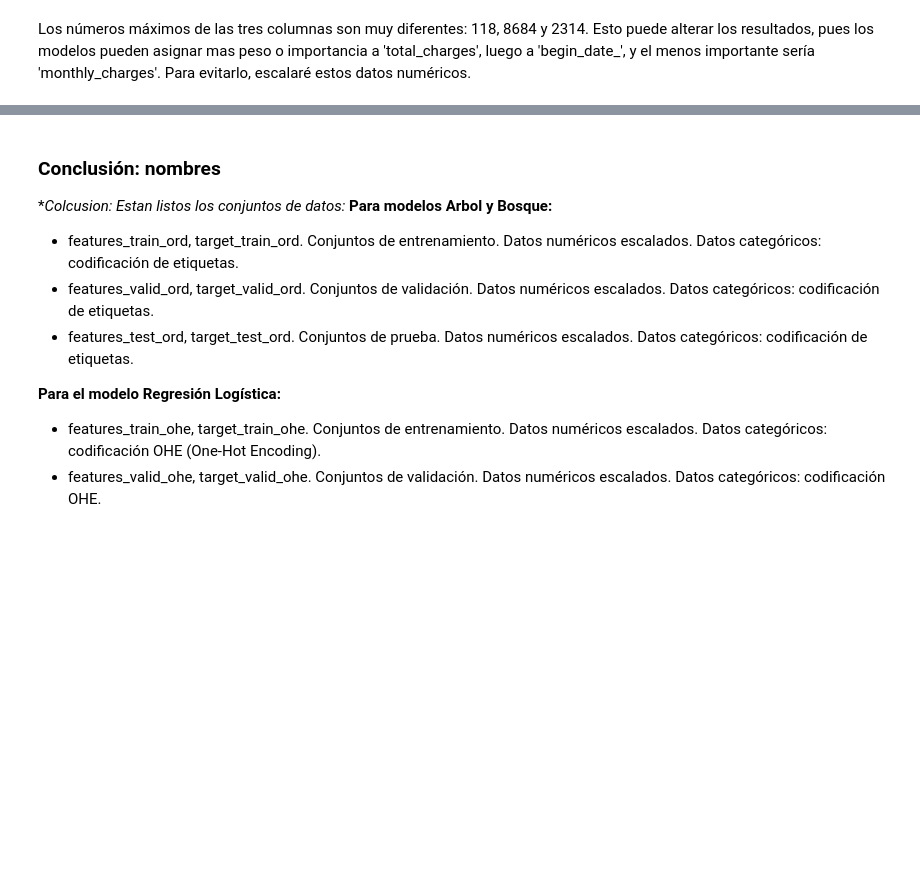
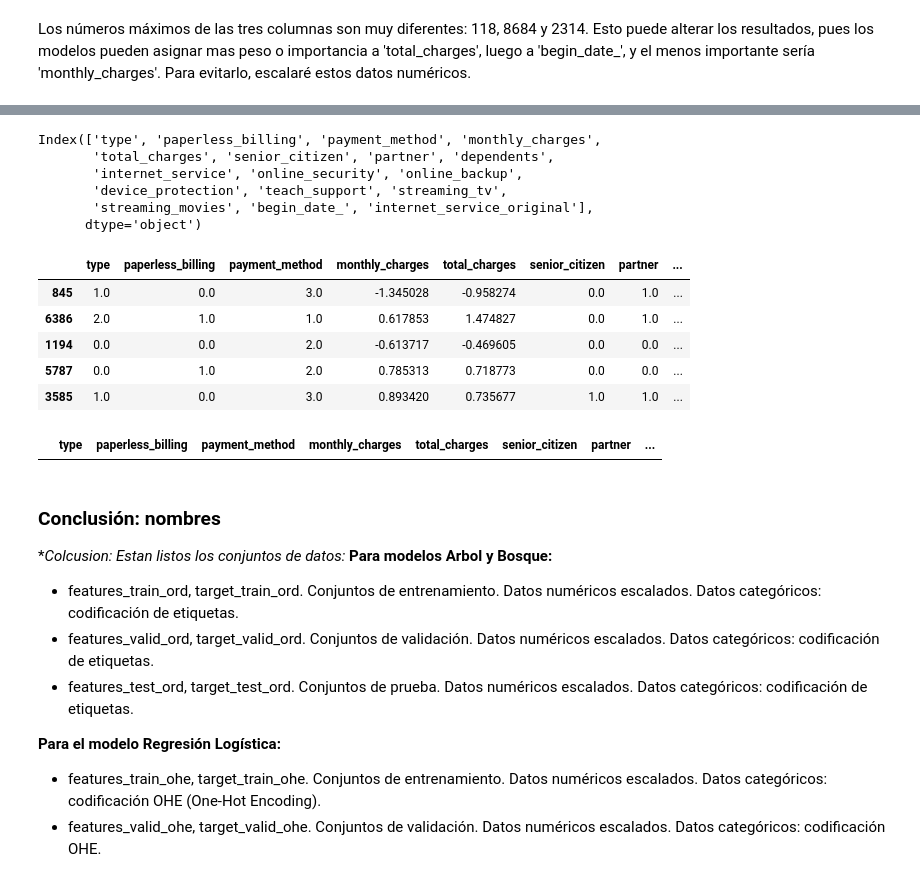
Before and after one commit to GeorginaTL/ProyectoFinalTT, a Jupyter notebook: proyecto_final_s17.ipynb, the cells around one changed output, grey strips where cells are left out. Drawn from its saved outputs; the diff is of its cells as text; code cells hidden in the pictures; blank space fills up the shorter version.

```diff
--- a/proyecto_final_s17.ipynb
+++ b/proyecto_final_s17.ipynb
@@ -1617,3 +1720,29 @@ features_test_ord[numeric] = scaler.transform(features_test_ord[numeric])
+# %%
+features_internet=features_train['internet_service']
+features_internet.name='internet_service_original'
+features_concat=pd.concat([features_train_ord,features_internet],axis=1)
+features_concat.columns
+# %% [output]
+Index(['type', 'paperless_billing', 'payment_method', 'monthly_charges',
+       'total_charges', 'senior_citizen', 'partner', 'dependents',
+       'internet_service', 'online_security', 'online_backup',
+       'device_protection', 'teach_support', 'streaming_tv',
+       'streaming_movies', 'begin_date_', 'internet_service_original'],
+      dtype='object')
+# %%
+features_concat.head()
+# %% [output]
+|  | type | paperless_billing | payment_method | monthly_charges | total_charges | senior_citizen | partner | ... |
+| 845 | 1.0 | 0.0 | 3.0 | -1.345028 | -0.958274 | 0.0 | 1.0 | ... |
+| 6386 | 2.0 | 1.0 | 1.0 | 0.617853 | 1.474827 | 0.0 | 1.0 | ... |
+| 1194 | 0.0 | 0.0 | 2.0 | -0.613717 | -0.469605 | 0.0 | 0.0 | ... |
+| 5787 | 0.0 | 1.0 | 2.0 | 0.785313 | 0.718773 | 0.0 | 0.0 | ... |
+| 3585 | 1.0 | 0.0 | 3.0 | 0.893420 | 0.735677 | 1.0 | 1.0 | ... |
+# %%
+features_concat[features_concat['internet_service'].isna()
+                &features_concat['internet_service_original'].notna()]
+# %% [output]
+|  | type | paperless_billing | payment_method | monthly_charges | total_charges | senior_citizen | partner | ... |
 # %% [markdown]
 ### Conclusión: nombres
 
```
Also changed, not shown: parts of 41 cells of this notebook.
